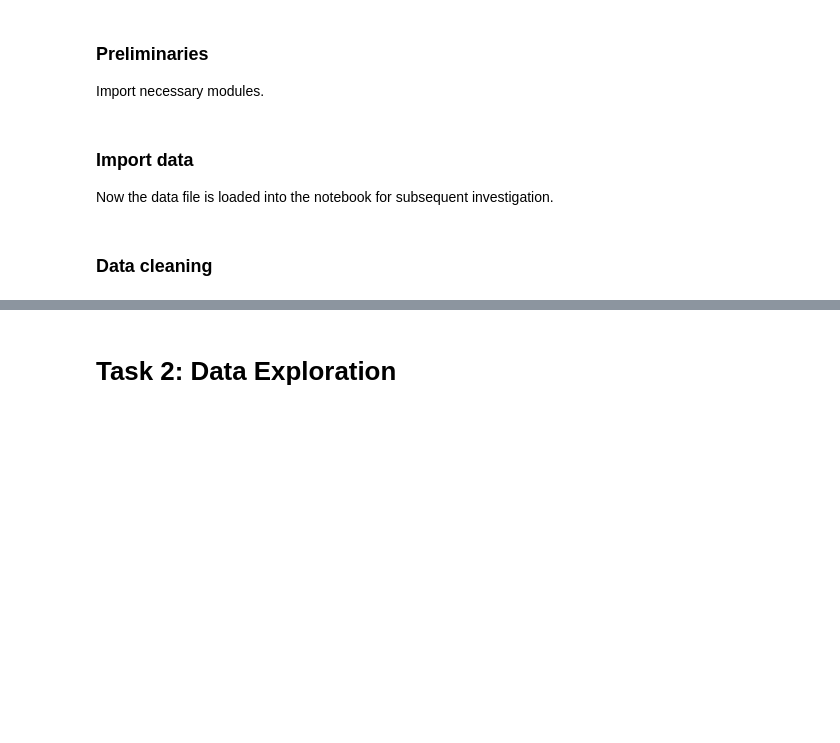
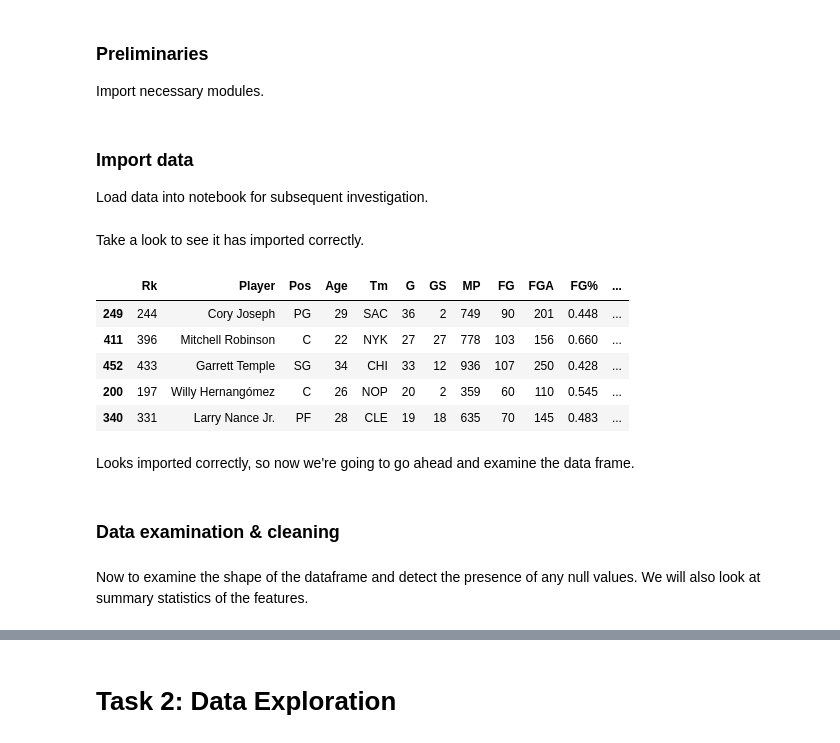
Before and after one commit to floeck/nba-analysis, a Jupyter notebook: notebook.ipynb, the cells around one changed output, grey strips where cells are left out. Drawn from its saved outputs; the diff is of its cells as text; code cells hidden in the pictures; blank space fills up the shorter version.

```diff
--- a/notebook.ipynb
+++ b/notebook.ipynb
@@ -17,4 +13,4 @@ warnings.filterwarnings("ignore")
 pd.set_option('display.max_columns', None)
 # %% [markdown]
 ### Import data
-Now the data file is loaded into the notebook for subsequent investigation.
+Load data into notebook for subsequent investigation.
@@ -23,2 +19,15 @@ Now the data file is loaded into the notebook for subsequent investigation.
+# %% [markdown]
+Take a look to see it has imported correctly.
+# %%
+df.sample(n=5, random_state=9)
+# %% [output]
+|  | Rk | Player | Pos | Age | Tm | G | GS | MP | FG | FGA | FG% | ... |
+| 249 | 244 | Cory Joseph | PG | 29 | SAC | 36 | 2 | 749 | 90 | 201 | 0.448 | ... |
+| 411 | 396 | Mitchell Robinson | C | 22 | NYK | 27 | 27 | 778 | 103 | 156 | 0.660 | ... |
+| 452 | 433 | Garrett Temple | SG | 34 | CHI | 33 | 12 | 936 | 107 | 250 | 0.428 | ... |
+| 200 | 197 | Willy Hernangómez | C | 26 | NOP | 20 | 2 | 359 | 60 | 110 | 0.545 | ... |
+| 340 | 331 | Larry Nance Jr. | PF | 28 | CLE | 19 | 18 | 635 | 70 | 145 | 0.483 | ... |
+# %% [markdown]
+Looks imported correctly, so now we're going to go ahead and examine the data frame.
 # %% [markdown]
-### Data cleaning
+### Data examination & cleaning
@@ -32,0 +34,2 @@ Please replace XXXXX with your dataframe variable.
+# %% [markdown]
+Now to examine the shape of the dataframe and detect the presence of any null values. We will also look at summary statistics of the features.
```
Also changed, not shown: parts of 15 cells of this notebook, 1 other file.
